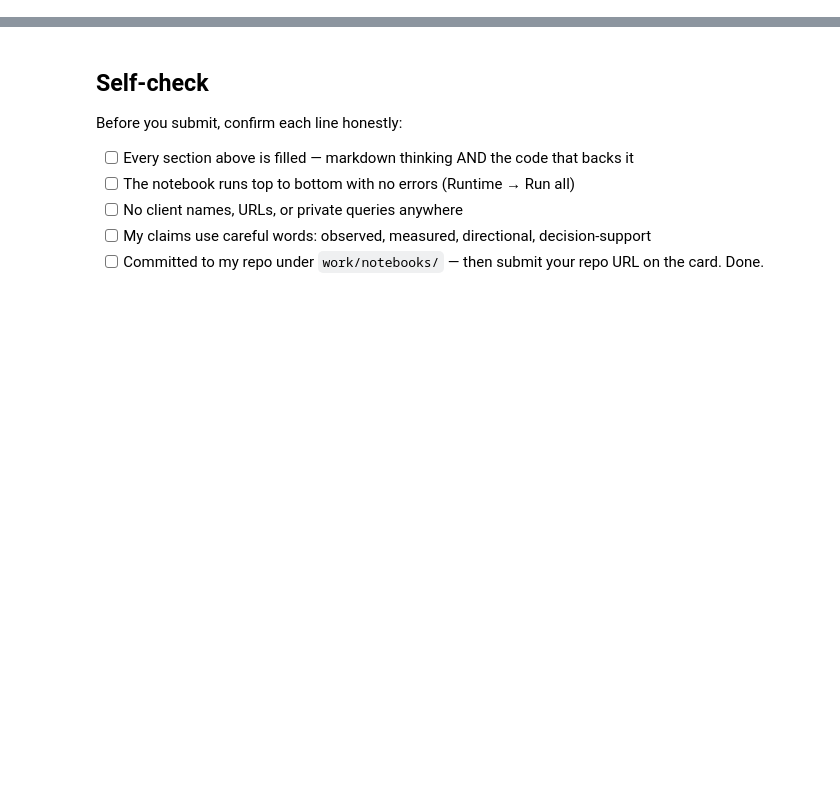
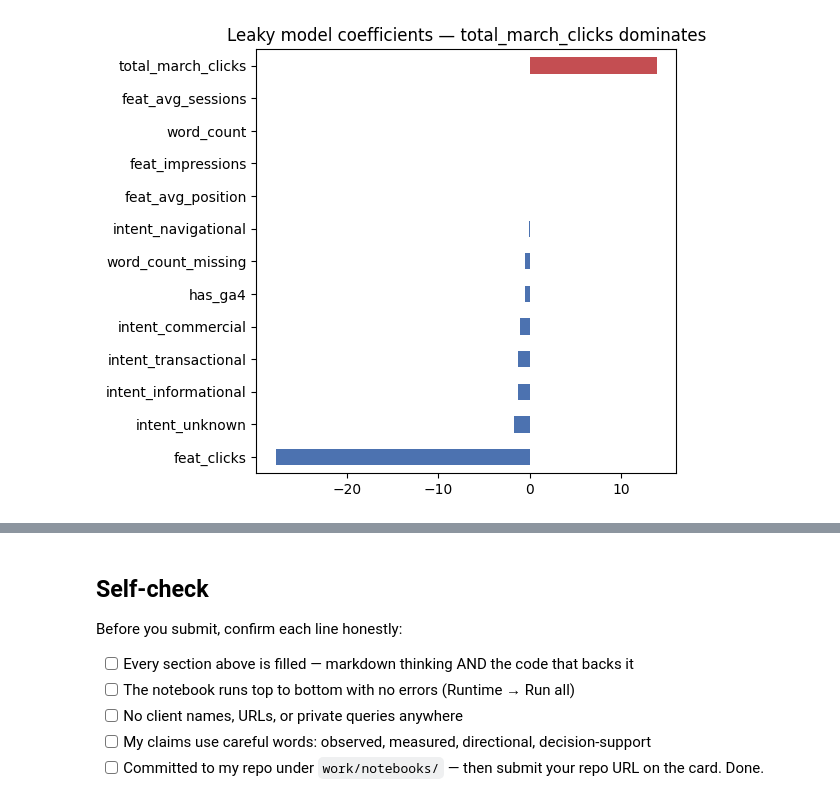
Before and after one commit to whozahm3d/flyrank-ml-internship, a Jupyter notebook: work/notebooks/w03_feature_leakage_check.ipynb, the cells around one changed output, grey strips where cells are left out. Drawn from its saved outputs; the diff is of its cells as text; code cells hidden in the pictures; blank space fills up the shorter version.

```diff
--- a/work/notebooks/w03_feature_leakage_check.ipynb
+++ b/work/notebooks/w03_feature_leakage_check.ipynb
@@ -19,0 +348,13 @@ This skeleton is yours to fill. Work the sections **in order** — each one has
+# %%
+# ⚠️ DELIBERATE LEAK: sums clicks across the FULL month, including the label window
+leak_agg = con.sql("""
+    SELECT client_hash_id, content_hash_id, SUM(gsc_clicks) AS total_march_clicks
+    FROM fact
+    GROUP BY client_hash_id, content_hash_id
+""").df()
+
+model_df_leaky = model_df.merge(leak_agg, on=['client_hash_id', 'content_hash_id'], how='left')
+model_df_leaky['total_march_clicks'] = model_df_leaky['total_march_clicks'].fillna(0)
+
+print("Correlation of leaky column with the label:",
+      model_df_leaky['total_march_clicks'].corr(model_df_leaky['label_click_growth']))
@@ -19,0 +363,15 @@ This skeleton is yours to fill. Work the sections **in order** — each one has
+# %%
+leaky_features = honest_features + ['total_march_clicks']
+
+X_leak = model_df_leaky[leaky_features]
+y_leak = model_df_leaky['label_click_growth']
+
+X_train_l, X_test_l, y_train_l, y_test_l = train_test_split(
+    X_leak, y_leak, test_size=0.2, random_state=42, stratify=y_leak
+)
+
+leaky_model = LogisticRegression(max_iter=1000, class_weight='balanced')
+leaky_model.fit(X_train_l, y_train_l)
+
+leaky_auc = roc_auc_score(y_test_l, leaky_model.predict_proba(X_test_l)[:, 1])
+print(f"Leaky model ROC-AUC: {leaky_auc:.4f}")
@@ -19,0 +449,8 @@ This skeleton is yours to fill. Work the sections **in order** — each one has
+# %%
+coefs = pd.Series(leaky_model.coef_[0], index=leaky_features).sort_values()
+coefs.plot(kind='barh', figsize=(6, 5), color=['#C44E52' if f == 'total_march_clicks' else '#4C72B0' for f in coefs.index])
+plt.title('Leaky model coefficients — total_march_clicks dominates')
+plt.tight_layout()
+plt.show()
+# %% [output]
+[figure, added]
```
Also changed, not shown: parts of 37 cells of this notebook.
